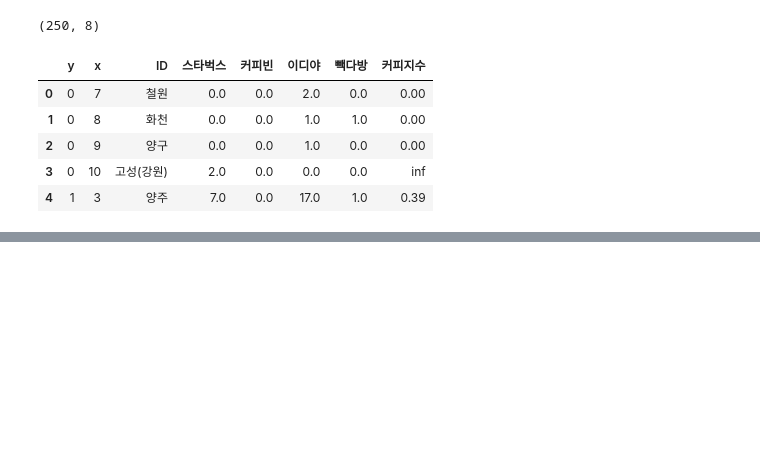
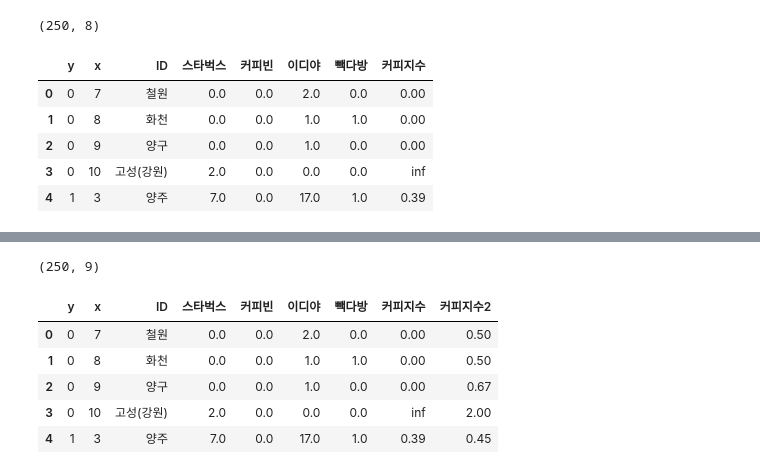
Before and after one commit to dongkyuseo/DataAnalysis, a Jupyter notebook: 08.분석사례/12_커피샵_시각화.ipynb, the cells around one changed output, grey strips where cells are left out. Cells and saved outputs as stored; diff of their text form; code cells hidden in the pictures; blank space fills up the shorter version.

```diff
--- a/08.분석사례/12_커피샵_시각화.ipynb
+++ b/08.분석사례/12_커피샵_시각화.ipynb
@@ -458,0 +479,12 @@ drawKorea('커피지수', coffee, 'Blues')
+# %%
+coffee = pd.merge(map, coffee_all, how='left', on='ID')
+print(coffee.shape)
+coffee.head()
+# %% [output]
+(250, 9)
+|  | y | x | ID | 스타벅스 | 커피빈 | 이디야 | 빽다방 | 커피지수 | 커피지수2 |
+| 0 | 0 | 7 | 철원 | 0.0 | 0.0 | 2.0 | 0.0 | 0.00 | 0.50 |
+| 1 | 0 | 8 | 화천 | 0.0 | 0.0 | 1.0 | 1.0 | 0.00 | 0.50 |
+| 2 | 0 | 9 | 양구 | 0.0 | 0.0 | 1.0 | 0.0 | 0.00 | 0.67 |
+| 3 | 0 | 10 | 고성(강원) | 2.0 | 0.0 | 0.0 | 0.0 | inf | 2.00 |
+| 4 | 1 | 3 | 양주 | 7.0 | 0.0 | 17.0 | 1.0 | 0.39 | 0.45 |
```
Also changed, not shown: parts of 9 cells of this notebook.
